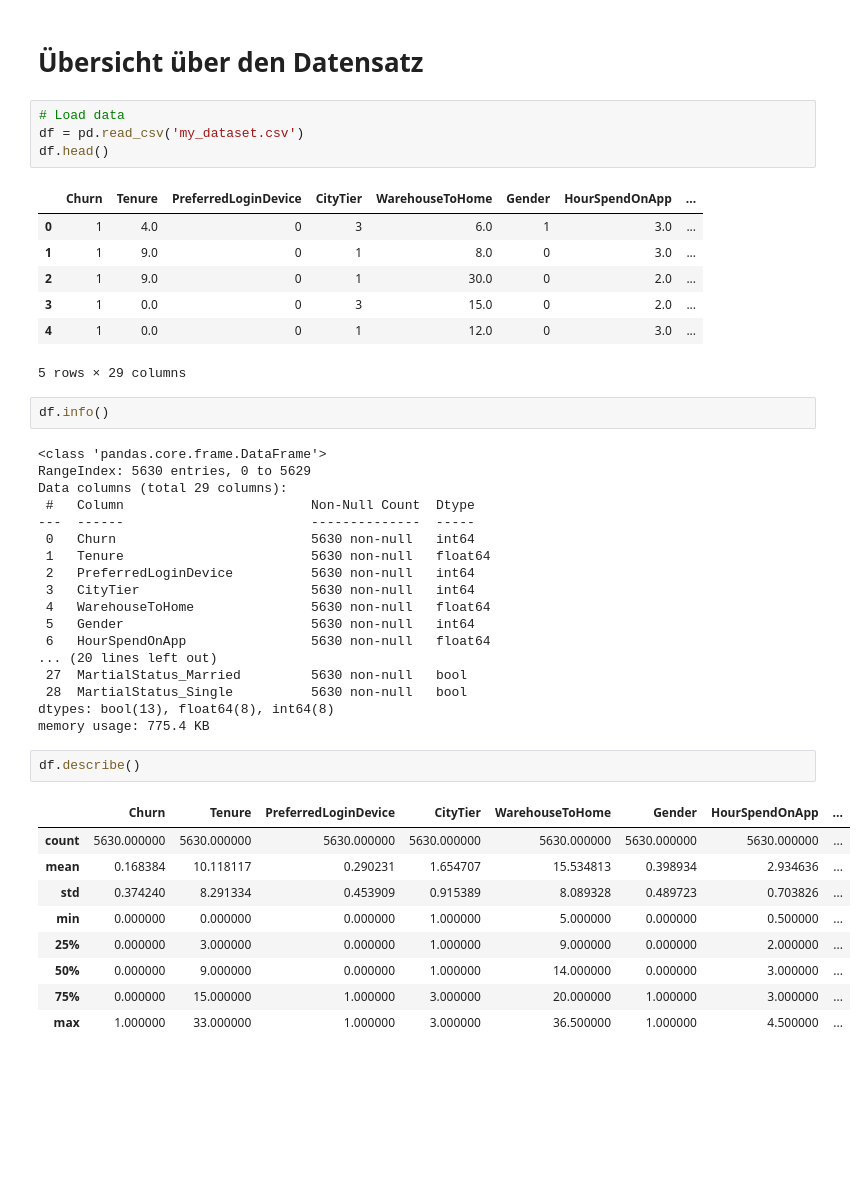
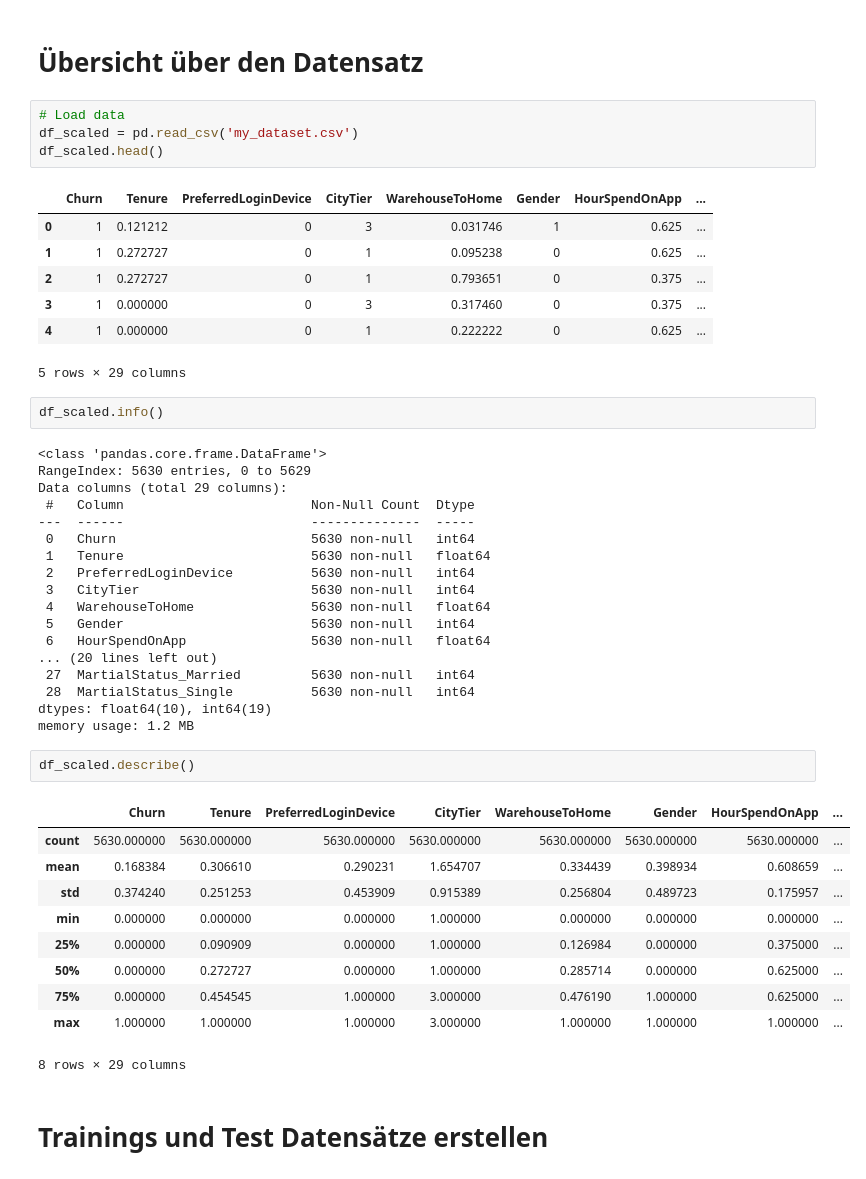
Before and after one commit to Jakob-Krey/GitShit, a Jupyter notebook: HA2_Clustering.ipynb, the cells around one changed output. Saved outputs shown, nothing was run; the diff lists cells and outputs as text; blank space fills up the shorter version.

```diff
--- a/HA2_Clustering.ipynb
+++ b/HA2_Clustering.ipynb
@@ -10,18 +10,18 @@ import matplotlib.pyplot as plt
 # Übersicht über den Datensatz
 # %%
 # Load data
-df = pd.read_csv('my_dataset.csv')
-df.head()
+df_scaled = pd.read_csv('my_dataset.csv')
+df_scaled.head()
 # %% [output]
 |  | Churn | Tenure | PreferredLoginDevice | CityTier | WarehouseToHome | Gender | HourSpendOnApp | ... |
-| 0 | 1 | 4.0 | 0 | 3 | 6.0 | 1 | 3.0 | ... |
-| 1 | 1 | 9.0 | 0 | 1 | 8.0 | 0 | 3.0 | ... |
-| 2 | 1 | 9.0 | 0 | 1 | 30.0 | 0 | 2.0 | ... |
-| 3 | 1 | 0.0 | 0 | 3 | 15.0 | 0 | 2.0 | ... |
-| 4 | 1 | 0.0 | 0 | 1 | 12.0 | 0 | 3.0 | ... |
+| 0 | 1 | 0.121212 | 0 | 3 | 0.031746 | 1 | 0.625 | ... |
+| 1 | 1 | 0.272727 | 0 | 1 | 0.095238 | 0 | 0.625 | ... |
+| 2 | 1 | 0.272727 | 0 | 1 | 0.793651 | 0 | 0.375 | ... |
+| 3 | 1 | 0.000000 | 0 | 3 | 0.317460 | 0 | 0.375 | ... |
+| 4 | 1 | 0.000000 | 0 | 1 | 0.222222 | 0 | 0.625 | ... |
 5 rows × 29 columns
 # %%
-df.info()
+df_scaled.info()
 # %% [output]
 <class 'pandas.core.frame.DataFrame'>
 RangeIndex: 5630 entries, 0 to 5629
@@ -36,19 +36,22 @@ Data columns (total 29 columns):
  5   Gender                        5630 non-null   int64
  6   HourSpendOnApp                5630 non-null   float64
 ... (20 lines left out)
- 27  MartialStatus_Married         5630 non-null   bool
- 28  MartialStatus_Single          5630 non-null   bool
-dtypes: bool(13), float64(8), int64(8)
-memory usage: 775.4 KB
+ 27  MartialStatus_Married         5630 non-null   int64
+ 28  MartialStatus_Single          5630 non-null   int64
+dtypes: float64(10), int64(19)
+memory usage: 1.2 MB
 # %%
-df.describe()
+df_scaled.describe()
 # %% [output]
 |  | Churn | Tenure | PreferredLoginDevice | CityTier | WarehouseToHome | Gender | HourSpendOnApp | ... |
 | count | 5630.000000 | 5630.000000 | 5630.000000 | 5630.000000 | 5630.000000 | 5630.000000 | 5630.000000 | ... |
-| mean | 0.168384 | 10.118117 | 0.290231 | 1.654707 | 15.534813 | 0.398934 | 2.934636 | ... |
-| std | 0.374240 | 8.291334 | 0.453909 | 0.915389 | 8.089328 | 0.489723 | 0.703826 | ... |
-| min | 0.000000 | 0.000000 | 0.000000 | 1.000000 | 5.000000 | 0.000000 | 0.500000 | ... |
-| 25% | 0.000000 | 3.000000 | 0.000000 | 1.000000 | 9.000000 | 0.000000 | 2.000000 | ... |
-| 50% | 0.000000 | 9.000000 | 0.000000 | 1.000000 | 14.000000 | 0.000000 | 3.000000 | ... |
-| 75% | 0.000000 | 15.000000 | 1.000000 | 3.000000 | 20.000000 | 1.000000 | 3.000000 | ... |
-| max | 1.000000 | 33.000000 | 1.000000 | 3.000000 | 36.500000 | 1.000000 | 4.500000 | ... |
+| mean | 0.168384 | 0.306610 | 0.290231 | 1.654707 | 0.334439 | 0.398934 | 0.608659 | ... |
+| std | 0.374240 | 0.251253 | 0.453909 | 0.915389 | 0.256804 | 0.489723 | 0.175957 | ... |
+| min | 0.000000 | 0.000000 | 0.000000 | 1.000000 | 0.000000 | 0.000000 | 0.000000 | ... |
+| 25% | 0.000000 | 0.090909 | 0.000000 | 1.000000 | 0.126984 | 0.000000 | 0.375000 | ... |
+| 50% | 0.000000 | 0.272727 | 0.000000 | 1.000000 | 0.285714 | 0.000000 | 0.625000 | ... |
+| 75% | 0.000000 | 0.454545 | 1.000000 | 3.000000 | 0.476190 | 1.000000 | 0.625000 | ... |
+| max | 1.000000 | 1.000000 | 1.000000 | 3.000000 | 1.000000 | 1.000000 | 1.000000 | ... |
+8 rows × 29 columns
+# %% [markdown]
+# Trainings und Test Datensätze erstellen
```
Also changed, not shown: parts of 16 cells of this notebook, 3 other files.
